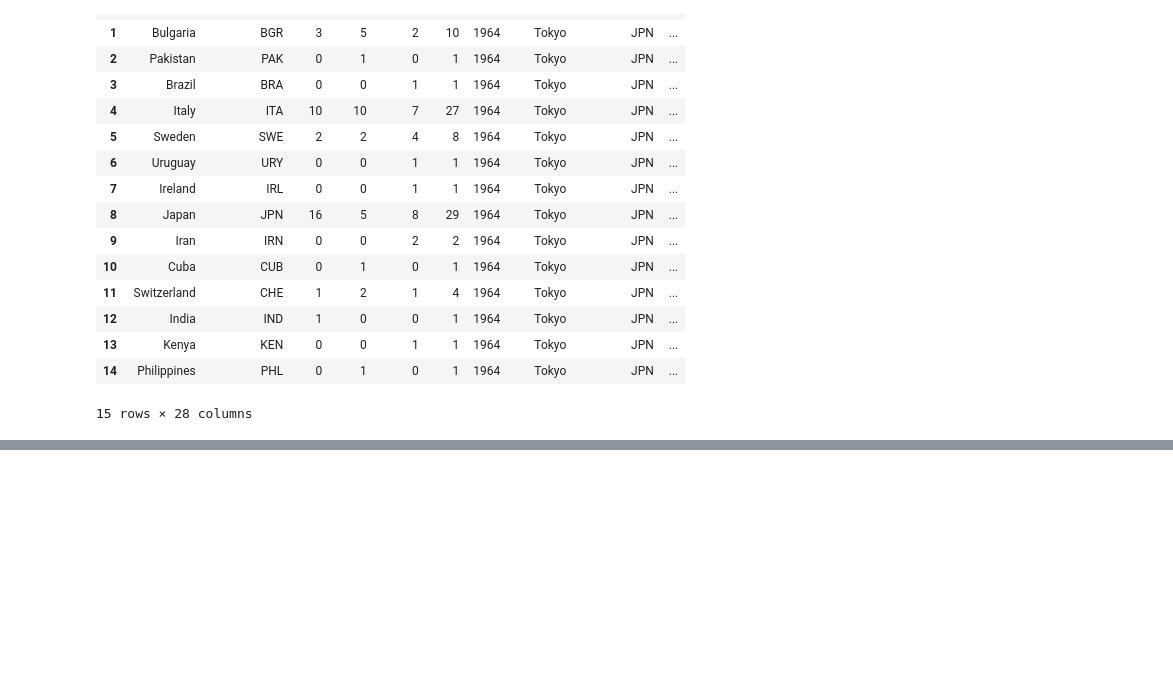
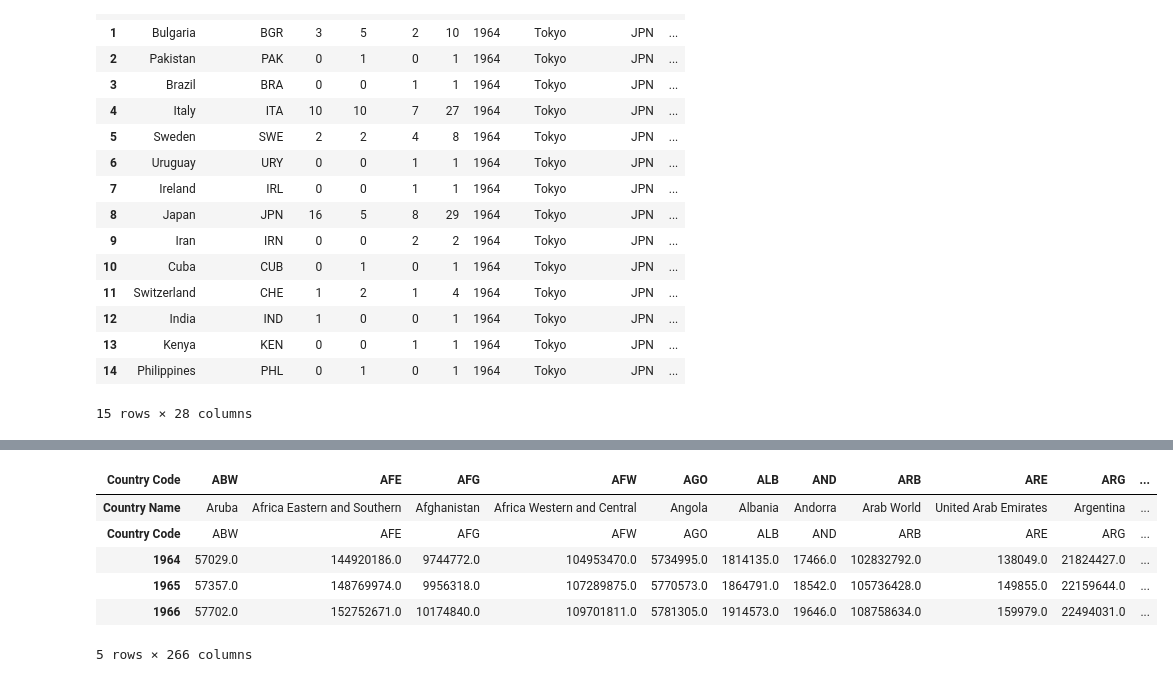
Before and after one commit to johnt1311/Olympics, a Jupyter notebook: Trey_Graham/country_code_cleaning.ipynb, the cells around one changed output, grey strips where cells are left out. Drawn from its saved outputs; the diff is of its cells as text; code cells hidden in the pictures; blank space fills up the shorter version.

```diff
--- a/Trey_Graham/country_code_cleaning.ipynb
+++ b/Trey_Graham/country_code_cleaning.ipynb
@@ -642,0 +668,11 @@ medals_GDP_distance_df.to_csv(fr'{folder}\08-03-2021_medals_GDP_distance.csv', i
+# %%
+# transpose to get the country codes at the top
+pop_T = pop_data.set_index(pop_data["Country Code"]).transpose()
+# %% [output]
+| Country Code | ABW | AFE | AFG | AFW | AGO | ALB | AND | ARB | ARE | ARG | ... |
+| Country Name | Aruba | Africa Eastern and Southern | Afghanistan | Africa Western and Central | Angola | Albania | Andorra | Arab World | United Arab Emirates | Argentina | ... |
+| Country Code | ABW | AFE | AFG | AFW | AGO | ALB | AND | ARB | ARE | ARG | ... |
+| 1964 | 57029.0 | 144920186.0 | 9744772.0 | 104953470.0 | 5734995.0 | 1814135.0 | 17466.0 | 102832792.0 | 138049.0 | 21824427.0 | ... |
+| 1965 | 57357.0 | 148769974.0 | 9956318.0 | 107289875.0 | 5770573.0 | 1864791.0 | 18542.0 | 105736428.0 | 149855.0 | 22159644.0 | ... |
+| 1966 | 57702.0 | 152752671.0 | 10174840.0 | 109701811.0 | 5781305.0 | 1914573.0 | 19646.0 | 108758634.0 | 159979.0 | 22494031.0 | ... |
+5 rows × 266 columns
```
Also changed, not shown: parts of 31 cells of this notebook, 34 other files.
